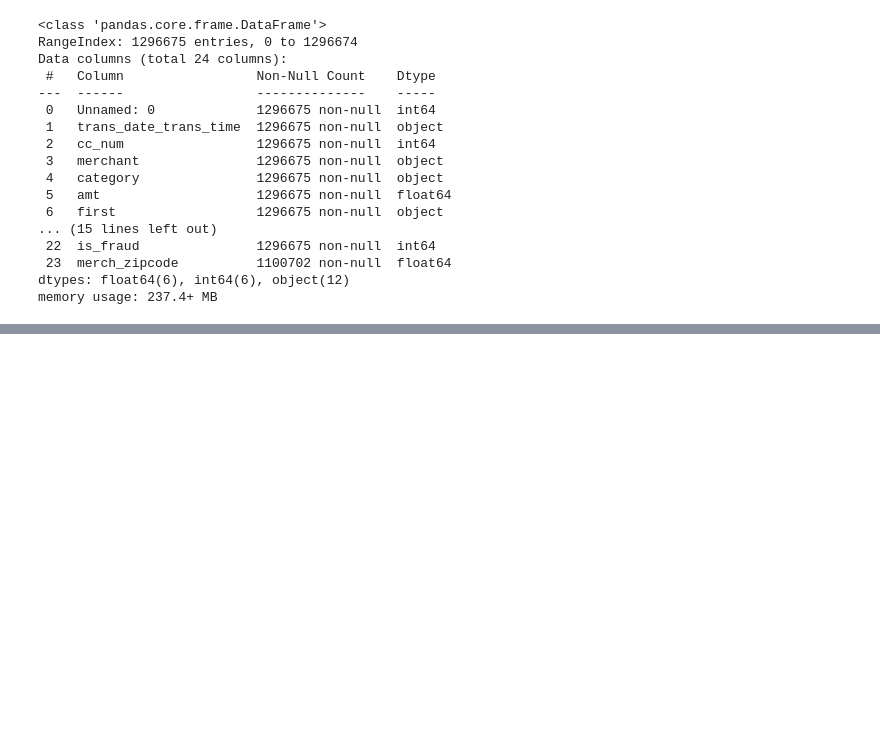
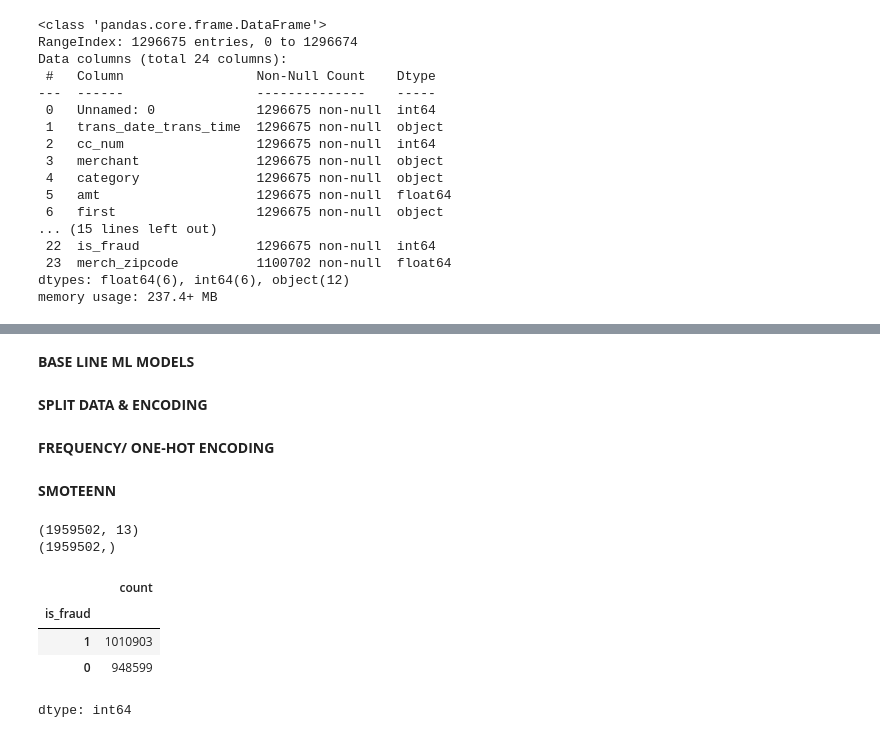
Before and after one commit to phantruong1905/Fraud-Detection, a Jupyter notebook: Fraud_Detection.ipynb, the cells around one changed output, grey strips where cells are left out. Cells and saved outputs as stored; diff of their text form; code cells hidden in the pictures; blank space fills up the shorter version.

```diff
--- a/Fraud_Detection.ipynb
+++ b/Fraud_Detection.ipynb
@@ -534,0 +304,4 @@ compare_df_sorted
+# %% [markdown]
+**BASE LINE ML MODELS**
+# %% [markdown]
+**SPLIT DATA & ENCODING**
@@ -534,0 +323,58 @@ compare_df_sorted
+# %% [markdown]
+**FREQUENCY/ ONE-HOT ENCODING**
+# %%
+# Frequency encoding
+def frequency_encode(train, test, col):
+    freq_map = train[col].value_counts(normalize=True)  # Compute frequency on train only
+    train[col + "_freq"] = train[col].map(freq_map).fillna(0)
+    test[col + "_freq"] = test[col].map(freq_map).fillna(0)  # Apply same mapping to test
+    train.drop(columns=[col], inplace=True)
+    test.drop(columns=[col], inplace=True)
+
+for col in freq_features:
+    frequency_encode(X_train, X_test, col)
+
+# One-hot encoding for 'gender'
+from sklearn.preprocessing import OneHotEncoder
+
+encoder = OneHotEncoder(sparse_output=False, handle_unknown="ignore")
+onehot_encoded_train = encoder.fit_transform(X_train[onehot_cols])
+onehot_encoded_test = encoder.transform(X_test[onehot_cols])
+# %%
+# Convert to DataFrame
+onehot_X_train = pd.DataFrame(onehot_encoded_train, columns=encoder.get_feature_names_out(onehot_cols))
+onehot_X_test = pd.DataFrame(onehot_encoded_test, columns=encoder.get_feature_names_out(onehot_cols))
+
+# Drop original categorical columns and merge encoded ones
+X_train.drop(columns=onehot_cols, inplace=True)
+X_test.drop(columns=onehot_cols, inplace=True)
+
+X_train = pd.concat([X_train.reset_index(drop=True), onehot_X_train], axis=1)
+X_test = pd.concat([X_test.reset_index(drop=True), onehot_X_test], axis=1)
+
+X_train = X_train.drop(columns=["trans_date_trans_time", "gender_M"])
+X_test = X_test.drop(columns=["trans_date_trans_time", "gender_M"])
+# %% [markdown]
+**SMOTEENN**
+# %%
+from imblearn.combine import SMOTEENN
+
+# Initialize SMOTE
+smote_enn = SMOTEENN(random_state=42)
+
+# Apply SMOTE to training data
+X_train_resampled, y_train_resampled = smote_enn.fit_resample(X_train, y_train)
+
+print(X_train_resampled.shape)
+print(y_train_resampled.shape)
+# %% [output]
+(1959502, 13)
+(1959502,)
+# %%
+y_train_resampled.value_counts()
+# %% [output]
+|  | count |
+| is_fraud |  |
+| 1 | 1010903 |
+| 0 | 948599 |
+dtype: int64
```
Also changed, not shown: parts of 55 cells of this notebook.
